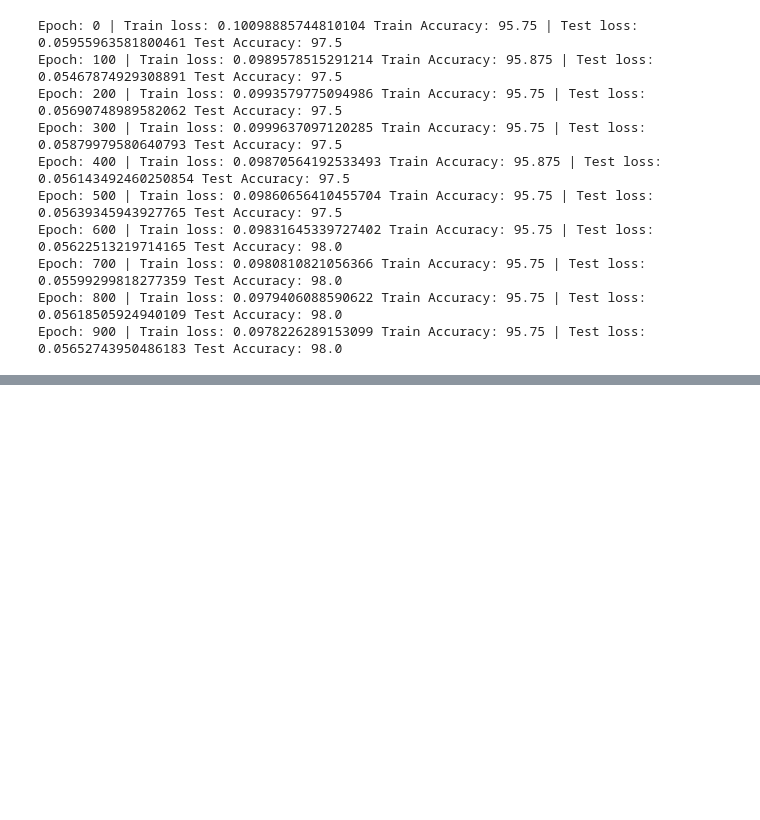
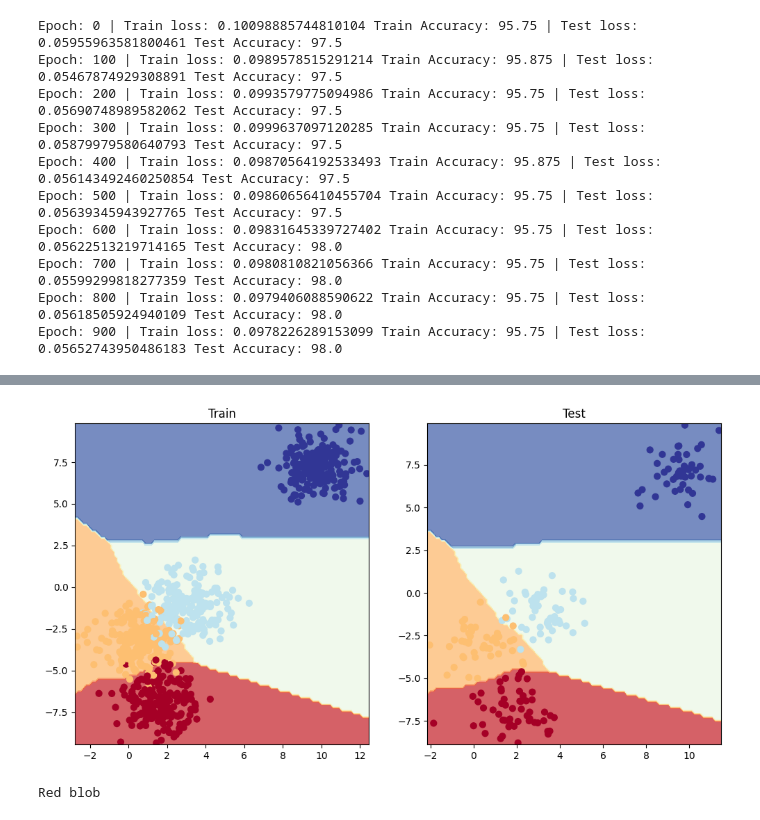
Before and after one commit to Sayam-01/Simple-ML-Model-for-Pytorch-Learning, a Jupyter notebook: Multi_class_Classification.ipynb, the cells around one changed output, grey strips where cells are left out. Drawn from its saved outputs; the diff is of its cells as text; code cells hidden in the pictures; blank space fills up the shorter version.

Commit message:
Finished Model and Made some predictions with custom data

```diff
--- a/Multi_class_Classification.ipynb
+++ b/Multi_class_Classification.ipynb
@@ -142,0 +175,31 @@ Epoch: 900 | Train loss: 0.0978226289153099 Train Accuracy: 95.75 | Test loss: 0
+# %%
+#lets see the decision boundary
+plt.figure(figsize=(12, 6))
+plt.subplot(1, 2, 1)
+plt.title("Train")
+plot_decision_boundary(model, x_train, y_train)
+plt.subplot(1, 2, 2)
+plt.title("Test")
+plot_decision_boundary(model, x_test, y_test)
+# %% [output]
+[figure, added]
+# %%
+#Lets make some our predictions with custom data
+
+blob_names = [
+    "Red blob",
+    "Yellow blob",
+    "Light Blue blob",
+    "Blue blob"
+]
+
+data = torch.tensor([[4.0, -7.5]], dtype=torch.float32)
+
+model.eval()
+with torch.inference_mode():
+    color = model(data)
+    result = color.argmax(dim=1).item() #Convert result tensor to int
+
+print(blob_names[result])
+# %% [output]
+Red blob
```
Also changed, not shown: parts of 3 cells of this notebook.
